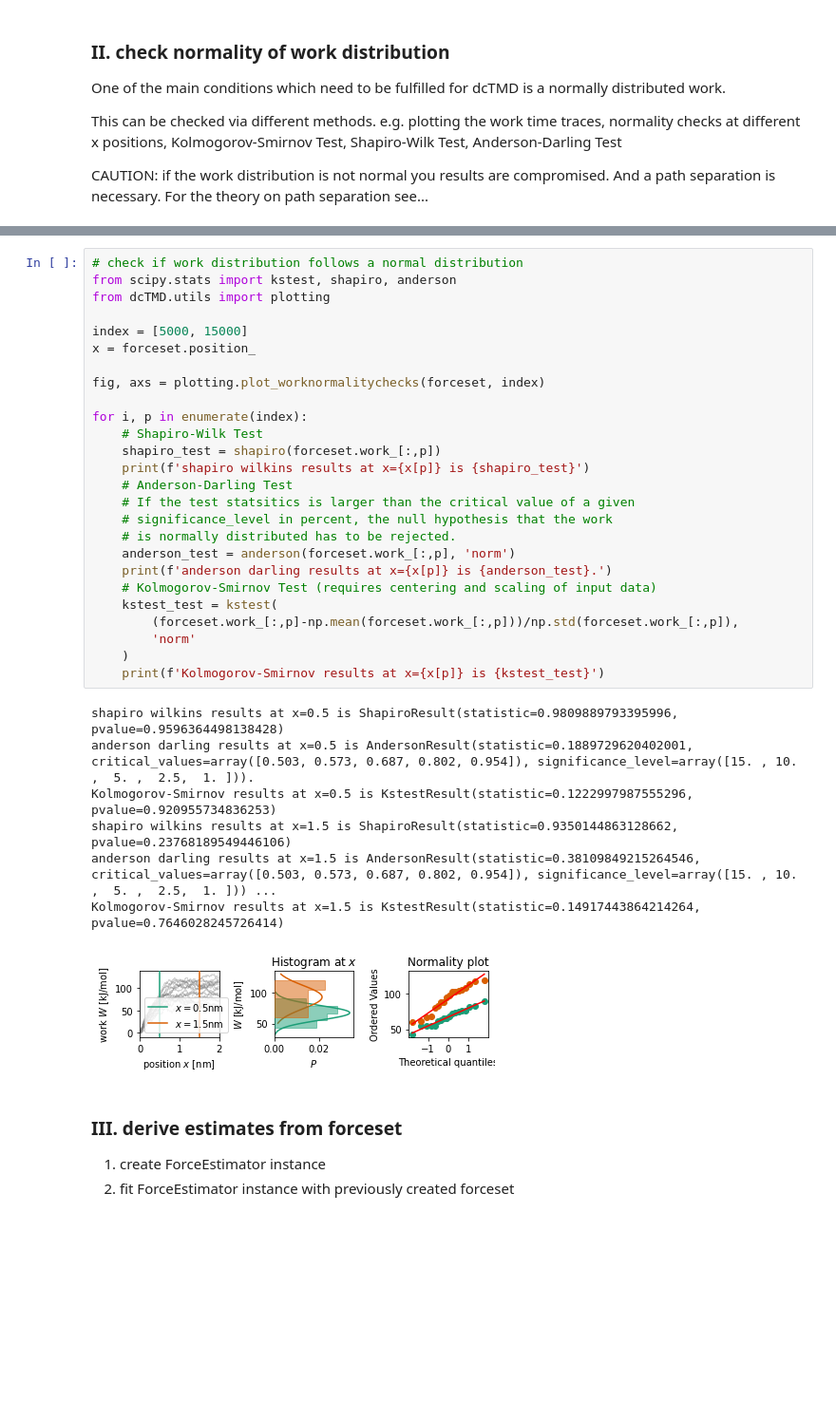
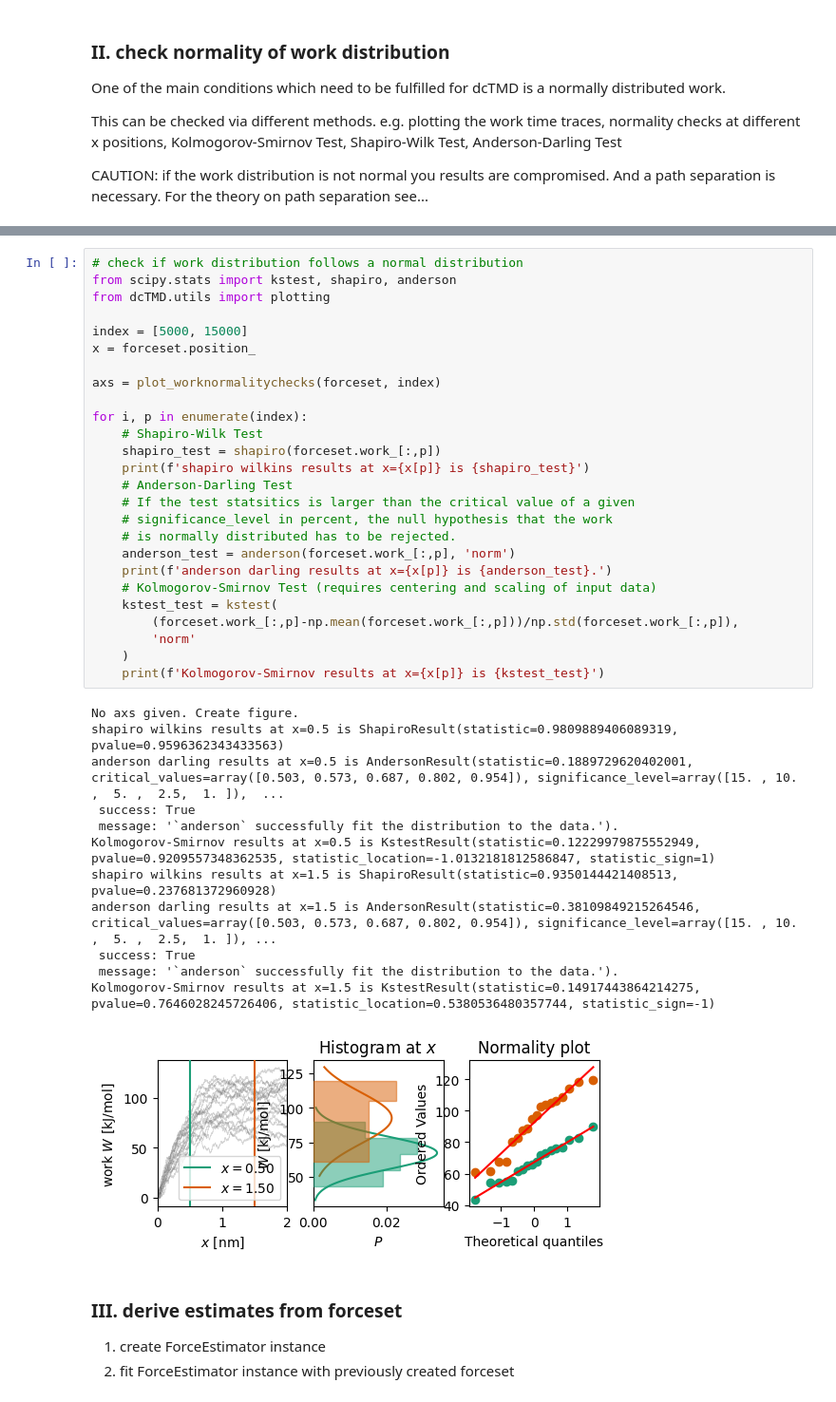
Before and after one commit to moldyn/dcTMD, a Jupyter notebook: docs/tutorials/force.ipynb, the cells around one changed output, grey strips where cells are left out. Shown at 95% size. Cells and saved outputs as stored; diff of their text form; blank space fills up the shorter version.

```diff
--- a/docs/tutorials/force.ipynb
+++ b/docs/tutorials/force.ipynb
@@ -121,37 +202,42 @@ plt.show()
 # %%
 # check if work distribution follows a normal distribution
 from scipy.stats import kstest, shapiro, anderson
 from dcTMD.utils import plotting
 
 index = [5000, 15000]
 x = forceset.position_
 
-fig, axs = plotting.plot_worknormalitychecks(forceset, index)
+axs = plot_worknormalitychecks(forceset, index)
 
 for i, p in enumerate(index):
     # Shapiro-Wilk Test
     shapiro_test = shapiro(forceset.work_[:,p])
     print(f'shapiro wilkins results at x={x[p]} is {shapiro_test}')
     # Anderson-Darling Test
     # If the test statsitics is larger than the critical value of a given
     # significance_level in percent, the null hypothesis that the work
     # is normally distributed has to be rejected.
     anderson_test = anderson(forceset.work_[:,p], 'norm')
     print(f'anderson darling results at x={x[p]} is {anderson_test}.')
     # Kolmogorov-Smirnov Test (requires centering and scaling of input data)
     kstest_test = kstest(
         (forceset.work_[:,p]-np.mean(forceset.work_[:,p]))/np.std(forceset.work_[:,p]),
         'norm'
     )
     print(f'Kolmogorov-Smirnov results at x={x[p]} is {kstest_test}')
 # %% [output]
-shapiro wilkins results at x=0.5 is ShapiroResult(statistic=0.9809889793395996, pvalue=0.9596364498138428)
-anderson darling results at x=0.5 is AndersonResult(statistic=0.1889729620402001, critical_values=array([0.503, 0.573, 0.687, 0.802, 0.954]), significance_level=array([15. , 10. ,  5. ,  2.5,  1. ])).
-Kolmogorov-Smirnov results at x=0.5 is KstestResult(statistic=0.1222997987555296, pvalue=0.920955734836253)
-shapiro wilkins results at x=1.5 is ShapiroResult(statistic=0.9350144863128662, pvalue=0.23768189549446106)
-anderson darling results at x=1.5 is AndersonResult(statistic=0.38109849215264546, critical_values=array([0.503, 0.573, 0.687, 0.802, 0.954]), significance_level=array([15. , 10. ,  5. ,  2.5,  1. ])) ...
-Kolmogorov-Smirnov results at x=1.5 is KstestResult(statistic=0.14917443864214264, pvalue=0.7646028245726414)
+No axs given. Create figure.
+shapiro wilkins results at x=0.5 is ShapiroResult(statistic=0.9809889406089319, pvalue=0.9596362343433563)
+anderson darling results at x=0.5 is AndersonResult(statistic=0.1889729620402001, critical_values=array([0.503, 0.573, 0.687, 0.802, 0.954]), significance_level=array([15. , 10. ,  5. ,  2.5,  1. ]),  ...
+ success: True
+ message: '`anderson` successfully fit the distribution to the data.').
+Kolmogorov-Smirnov results at x=0.5 is KstestResult(statistic=0.12229979875552949, pvalue=0.9209557348362535, statistic_location=-1.0132181812586847, statistic_sign=1)
+shapiro wilkins results at x=1.5 is ShapiroResult(statistic=0.9350144421408513, pvalue=0.237681372960928)
+anderson darling results at x=1.5 is AndersonResult(statistic=0.38109849215264546, critical_values=array([0.503, 0.573, 0.687, 0.802, 0.954]), significance_level=array([15. , 10. ,  5. ,  2.5,  1. ]), ...
+ success: True
+ message: '`anderson` successfully fit the distribution to the data.').
+Kolmogorov-Smirnov results at x=1.5 is KstestResult(statistic=0.14917443864214275, pvalue=0.7646028245726406, statistic_location=0.5380536480357744, statistic_sign=-1)
-[figure, old version]
+[figure, new version]
 # %% [markdown]
 ### III. derive estimates from forceset
 
```
Also changed, not shown: parts of 11 cells of this notebook, 2 other files.
